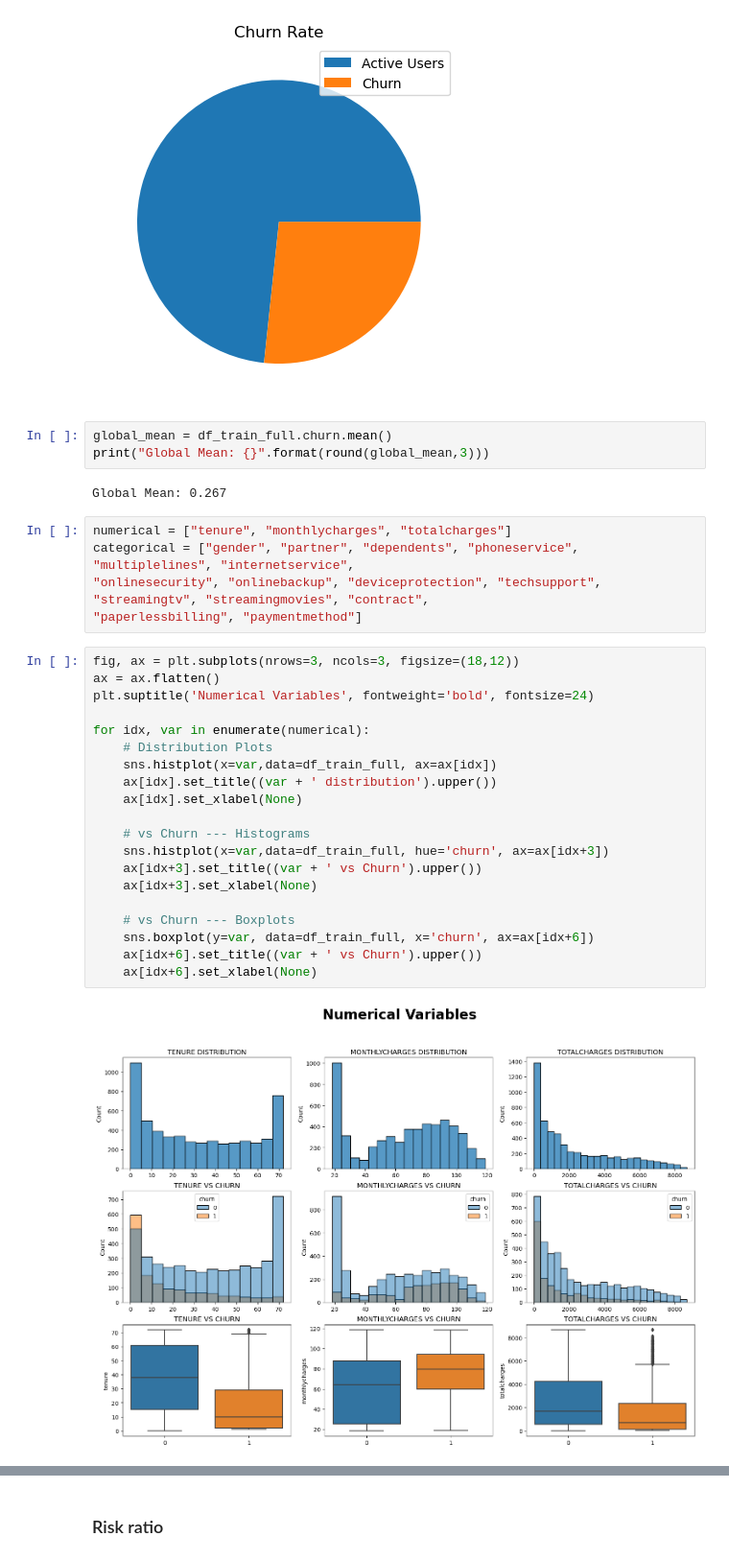
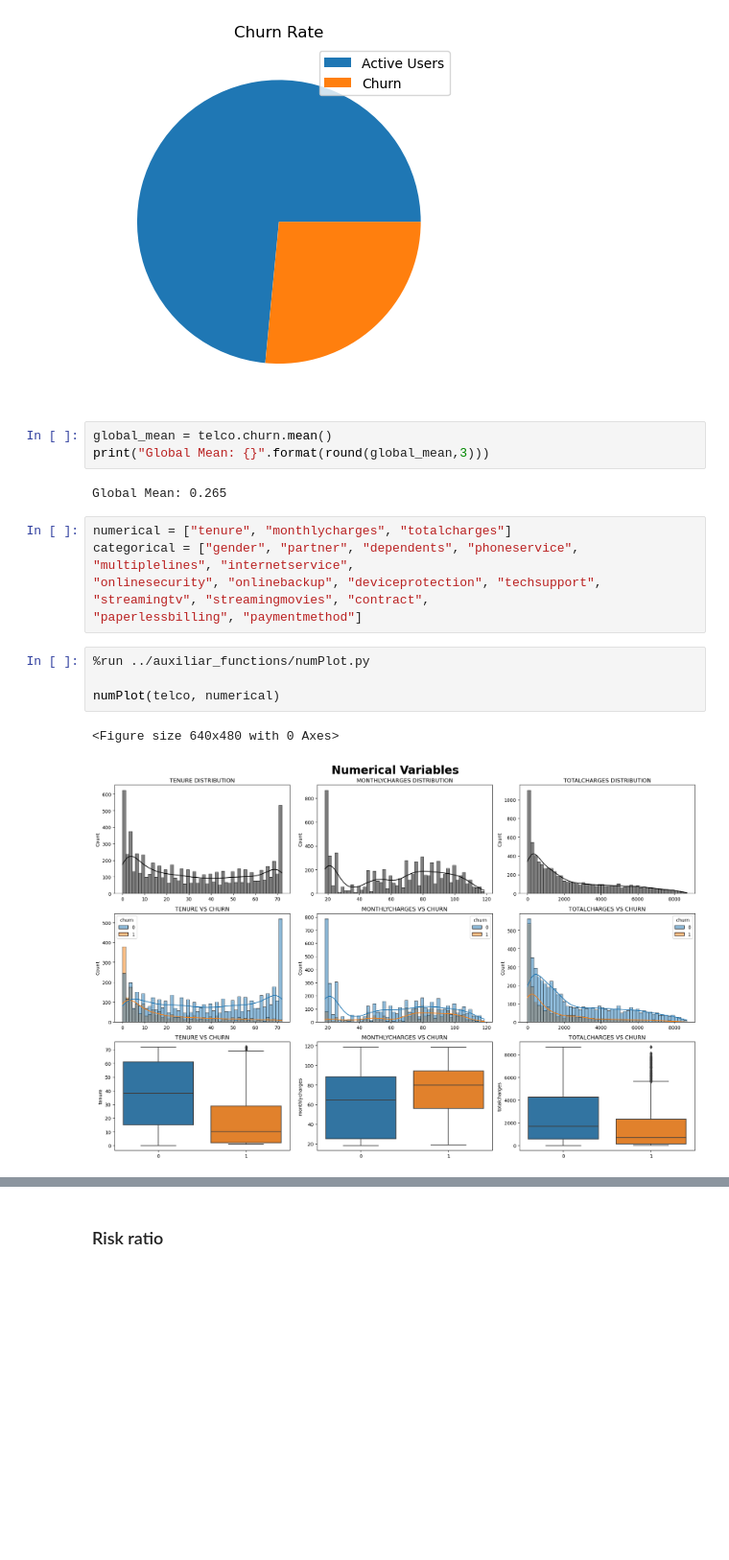
Before and after one commit to PabloJRW/telco-churn-prediction, a Jupyter notebook: notebooks/EDA.ipynb, the cells around one changed output, grey strips where cells are left out. Shown at 96% size. Saved outputs shown, nothing was run; the diff lists cells and outputs as text; blank space fills up the shorter version.

```diff
--- a/notebooks/EDA.ipynb
+++ b/notebooks/EDA.ipynb
@@ -100,35 +106,20 @@ plt.show()
 # %% [output]
 [figure]
 # %%
-global_mean = df_train_full.churn.mean()
+global_mean = telco.churn.mean()
 print("Global Mean: {}".format(round(global_mean,3)))
 # %% [output]
-Global Mean: 0.267
+Global Mean: 0.265
 # %%
 numerical = ["tenure", "monthlycharges", "totalcharges"]
 categorical = ["gender", "partner", "dependents", "phoneservice", "multiplelines", "internetservice",
 "onlinesecurity", "onlinebackup", "deviceprotection", "techsupport", "streamingtv", "streamingmovies", "contract",
 "paperlessbilling", "paymentmethod"]
 # %%
-fig, ax = plt.subplots(nrows=3, ncols=3, figsize=(18,12))
-ax = ax.flatten()
-plt.suptitle('Numerical Variables', fontweight='bold', fontsize=24)
+%run ../auxiliar_functions/numPlot.py
 
-for idx, var in enumerate(numerical):
-    # Distribution Plots
-    sns.histplot(x=var,data=df_train_full, ax=ax[idx])
-    ax[idx].set_title((var + ' distribution').upper())
-    ax[idx].set_xlabel(None)
-
-    # vs Churn --- Histograms
-    sns.histplot(x=var,data=df_train_full, hue='churn', ax=ax[idx+3])
-    ax[idx+3].set_title((var + ' vs Churn').upper())
-    ax[idx+3].set_xlabel(None)
-
-    # vs Churn --- Boxplots
-    sns.boxplot(y=var, data=df_train_full, x='churn', ax=ax[idx+6])
-    ax[idx+6].set_title((var + ' vs Churn').upper())
-    ax[idx+6].set_xlabel(None)
+numPlot(telco, numerical)
 # %% [output]
+<Figure size 640x480 with 0 Axes>
-[figure, old version]
+[figure, new version]
 # %%
```
Also changed, not shown: parts of 15 cells of this notebook, 3 other files.
